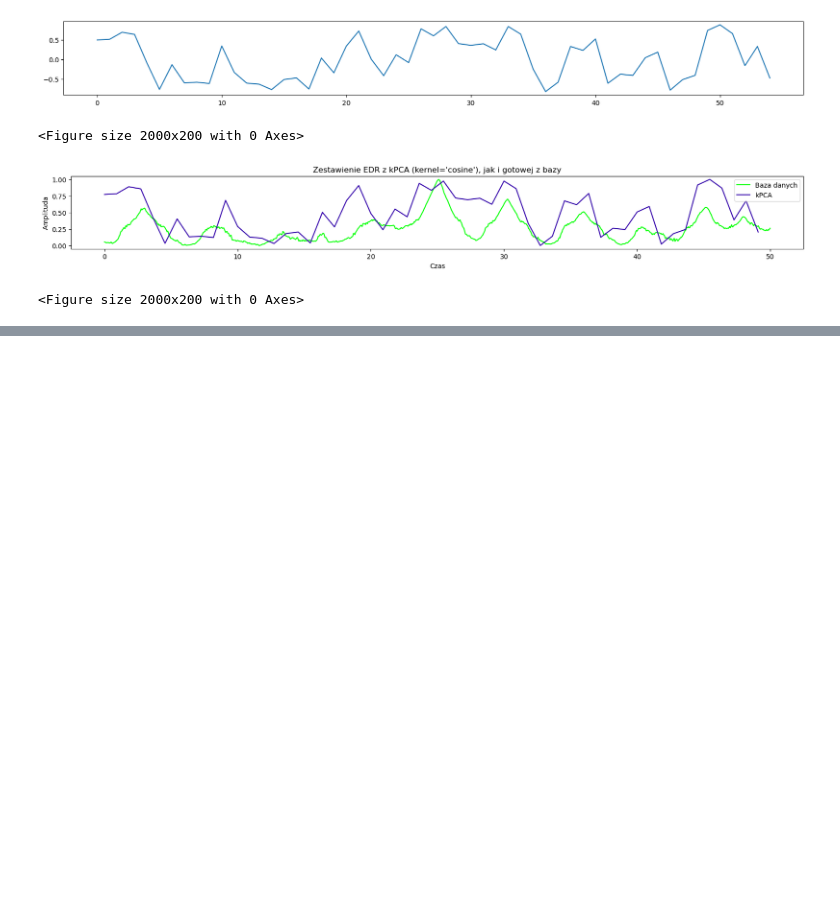
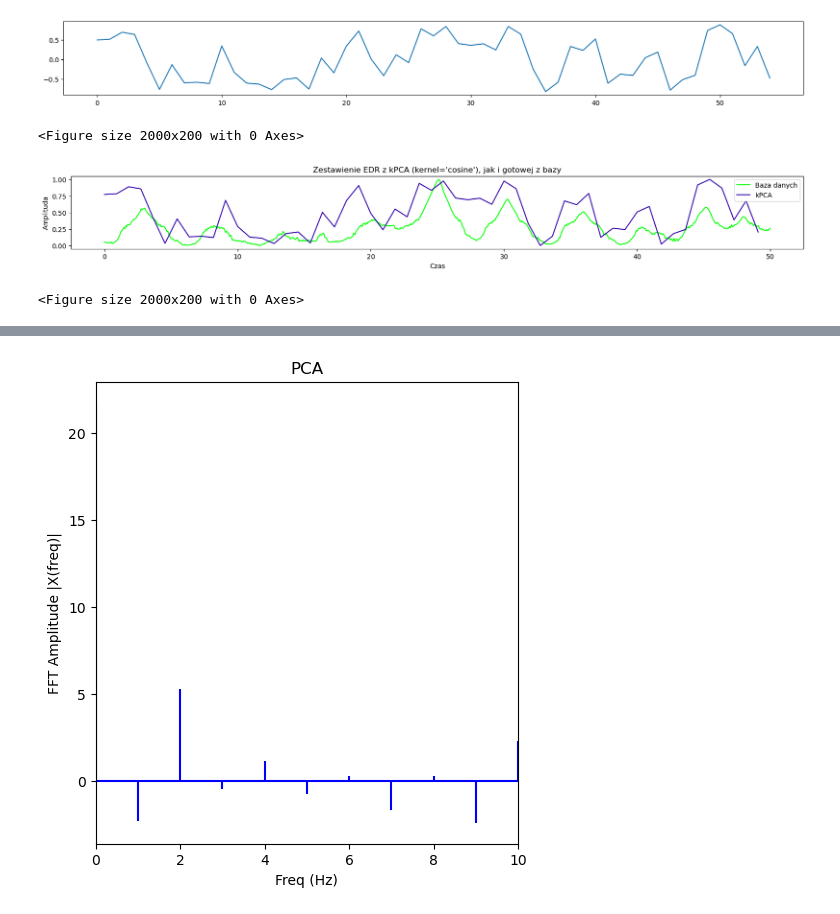
Before and after one commit to ciuek/ECG-Derived-Respiration, a Jupyter notebook: ecg_new.ipynb, the cells around one changed output, grey strips where cells are left out. Drawn from its saved outputs; the diff is of its cells as text; code cells hidden in the pictures; blank space fills up the shorter version.

Commit message:
fft charts

```diff
--- a/ecg_new.ipynb
+++ b/ecg_new.ipynb
@@ -273 +272,88 @@ plt.show()
 [figure]
+# %%
+from scipy.fftpack import fft, ifft
+
+sr1 = 55
+sr2 = 5000
+ts1 = 1.0/sr1
+ts2 = 1.0/sr2
+t1 = np.arange(0,1,ts1)
+t2 = np.arange(0,1,ts2)
+
+x_pca = np.array(y_PCA_norm) #ica: sr = 55, norm: 5000,  kpca: 55, pca: 55
+x_kpca = np.array(y_kPCA_norm)
+x_ica = np.array(y_ICA_norm)
+x_resp = np.array(y_resp_norm)
+
+X_pca = fft(x_pca)
+N_pca = len(X_pca)
+n_pca = np.arange(N_pca)
+
+X_kpca = fft(x_kpca)
+N_kpca = len(X_kpca)
+n_kpca = np.arange(N_kpca)
+
+X_ica = fft(x_ica)
+N_ica = len(X_ica)
+n_ica = np.arange(N_ica)
+
+X_resp = fft(x_resp)
+N_resp = len(X_resp)
+n_resp = np.arange(N_resp)
+
+T1 = N_pca/sr1
+T2 = N_kpca/sr1
+T3 = N_ica/sr1
+T4 = N_resp/sr2
+freq1 = n_pca/T1
+freq2 = n_kpca/T1
+freq3 = n_ica/T1
+freq4 = n_resp/T2
+
+plt.figure(figsize = (12, 6))
+plt.subplot(121)
+
+plt.title("PCA")
+plt.stem(freq1, X_pca, 'b', \
+         markerfmt=" ", basefmt="-b")
+plt.xlabel('Freq (Hz)')
+plt.ylabel('FFT Amplitude |X(freq)|')
+plt.xlim(0, 10)
+
+plt.figure(figsize = (12, 6))
+plt.subplot(121)
+
+plt.title("KPCA")
+plt.stem(freq2, X_kpca, 'b', \
+         markerfmt=" ", basefmt="-b")
+plt.xlabel('Freq (Hz)')
+plt.ylabel('FFT Amplitude |X(freq)|')
+plt.xlim(0, 10)
+
+plt.figure(figsize = (12, 6))
+plt.subplot(121)
+
+plt.title("ICA")
+plt.stem(freq3, X_ica, 'b', \
+         markerfmt=" ", basefmt="-b")
+plt.xlabel('Freq (Hz)')
+plt.ylabel('FFT Amplitude |X(freq)|')
+plt.xlim(0, 10)
+
+plt.figure(figsize = (12, 6))
+plt.subplot(121)
+
+plt.title("Respiratory")
+plt.stem(freq4, X_resp, 'b', \
+         markerfmt=" ", basefmt="-b")
+plt.xlabel('Freq (Hz)')
+plt.ylabel('FFT Amplitude |X(freq)|')
+plt.xlim(0, 10)
+
+# plt.subplot(122)
+# plt.plot(t, ifft(X), 'r')
+# plt.xlabel('Time (s)')
+# plt.ylabel('Amplitude')
+# plt.tight_layout()
+# plt.show()
+# %% [output]
@@ -273,0 +361 @@ plt.show()
+[figure, added]
```
Also changed, not shown: parts of 5 cells of this notebook.
